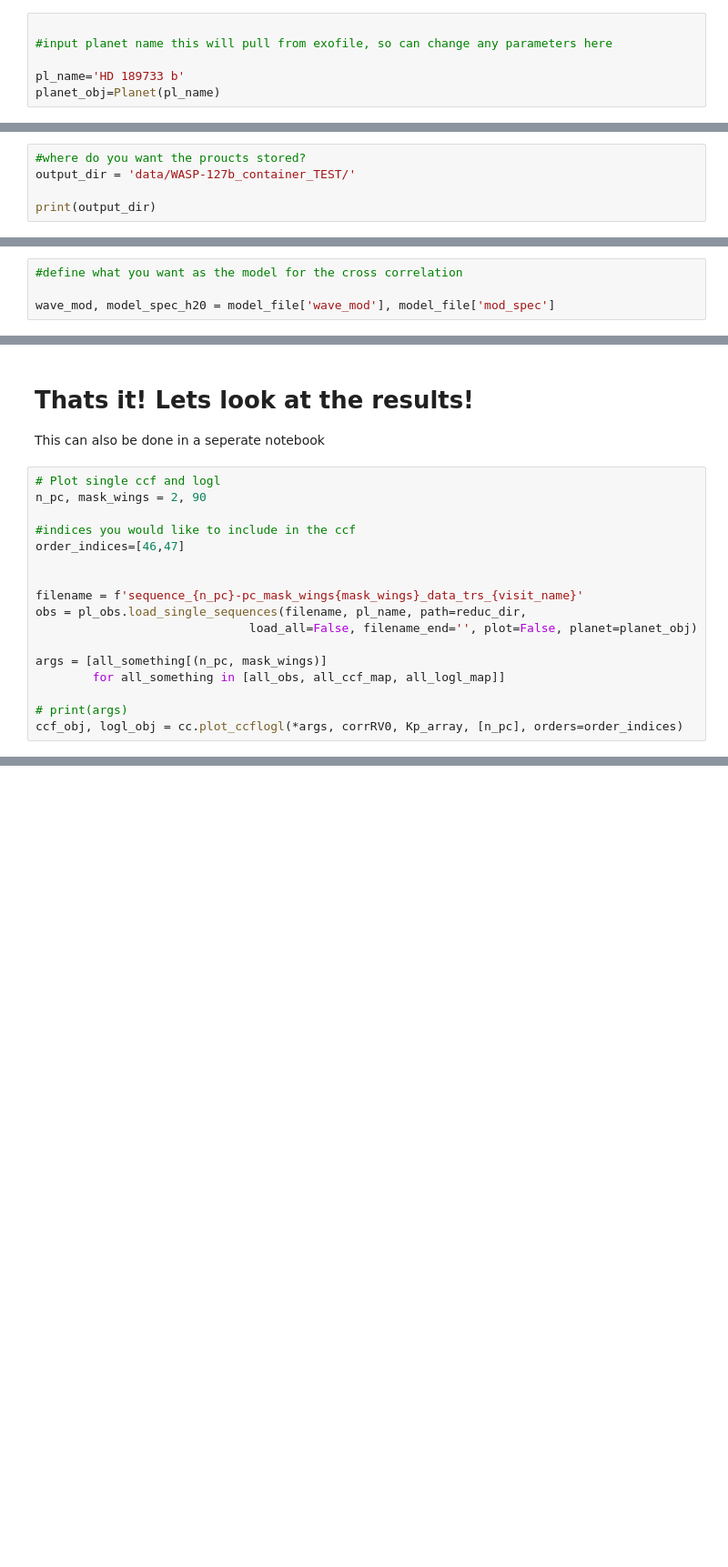
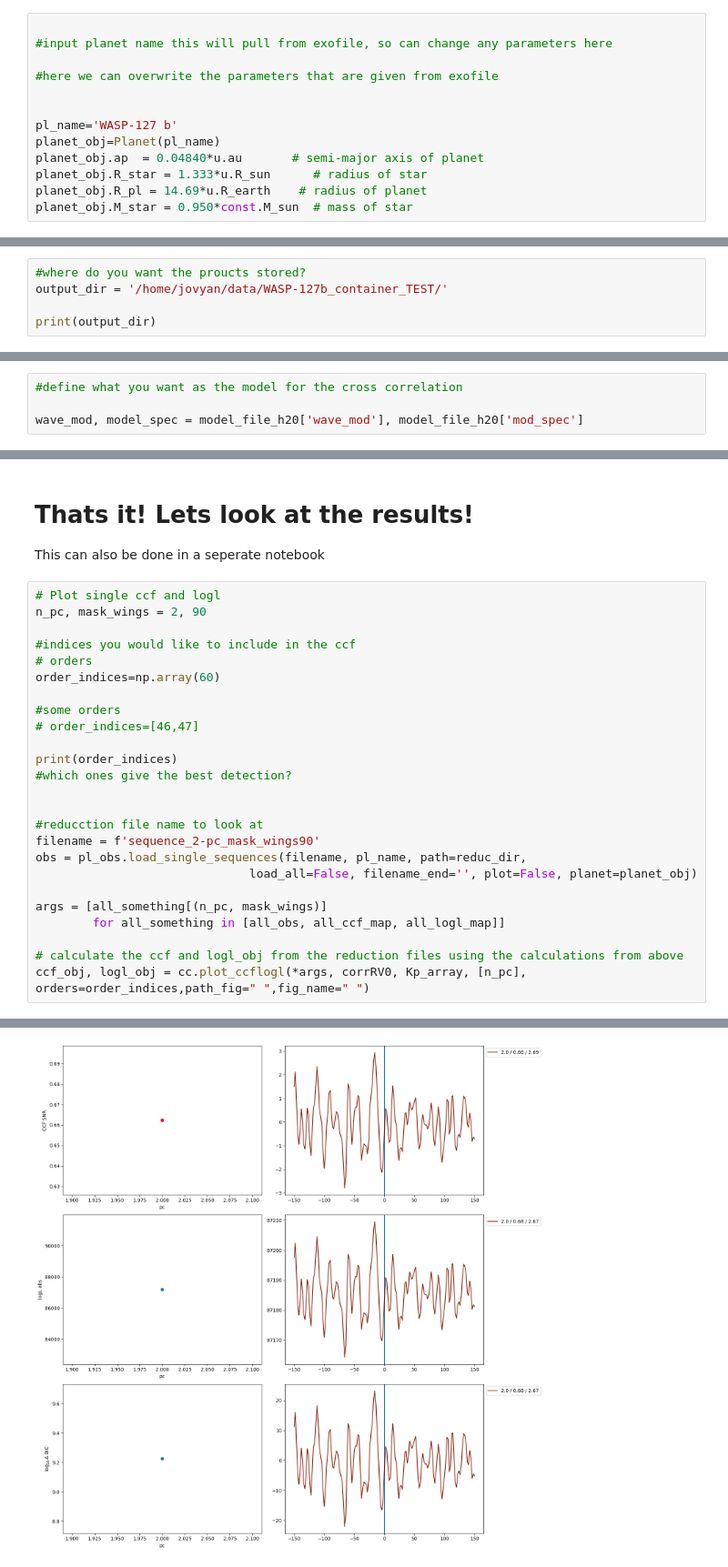
Before and after one commit to georgiamraz/starships_container, a Jupyter notebook: Notebooks/Answer_key_Cross_Correlation.ipynb, the cells around one changed output, grey strips where cells are left out. Shown at 91% size. Drawn from its saved outputs; the diff is of its cells as text; blank space fills up the shorter version.

```diff
--- a/Notebooks/Answer_key_Cross_Correlation.ipynb
+++ b/Notebooks/Answer_key_Cross_Correlation.ipynb
@@ -77,6 +98,13 @@ We'll also define the planet parameters here — make sure they match the ones u
 
 #input planet name this will pull from exofile, so can change any parameters here
 
-pl_name='HD 189733 b'
+#here we can overwrite the parameters that are given from exofile
+
+
+pl_name='WASP-127 b'
 planet_obj=Planet(pl_name)
+planet_obj.ap  = 0.04840*u.au       # semi-major axis of planet
+planet_obj.R_star = 1.333*u.R_sun      # radius of star
+planet_obj.R_pl = 14.69*u.R_earth    # radius of planet
+planet_obj.M_star = 0.950*const.M_sun  # mass of star
 # %% [output]
@@ -153,7 +183,7 @@ Kp_array = np.array([obs.Kp.value])
 kind_trans = 'transmission'
 # %%
 #where do you want the proucts stored?
-output_dir = 'data/WASP-127b_container_TEST/'
+output_dir = '/home/jovyan/data/WASP-127b_container_TEST/'
 
 print(output_dir)
 # %% [output]
@@ -161,5 +191,5 @@ data/WASP-127b_container_TEST/
 # %%
 #define what you want as the model for the cross correlation
 
-wave_mod, model_spec_h20 = model_file['wave_mod'], model_file['mod_spec']
+wave_mod, model_spec = model_file_h20['wave_mod'], model_file_h20['mod_spec']
 # %%
@@ -233,15 +269,24 @@ This can also be done in a seperate notebook
 n_pc, mask_wings = 2, 90
 
 #indices you would like to include in the ccf
-order_indices=[46,47]
+# orders
+order_indices=np.array(60)
+
+#some orders
+# order_indices=[46,47]
+
+print(order_indices)
+#which ones give the best detection?
 
 
-filename = f'sequence_{n_pc}-pc_mask_wings{mask_wings}_data_trs_{visit_name}'
+#reducction file name to look at
+filename = f'sequence_2-pc_mask_wings90'
 obs = pl_obs.load_single_sequences(filename, pl_name, path=reduc_dir,
                               load_all=False, filename_end='', plot=False, planet=planet_obj)
 
 args = [all_something[(n_pc, mask_wings)]
         for all_something in [all_obs, all_ccf_map, all_logl_map]]
 
-# print(args)
-ccf_obj, logl_obj = cc.plot_ccflogl(*args, corrRV0, Kp_array, [n_pc], orders=order_indices)
+# calculate the ccf and logl_obj from the reduction files using the calculations from above
+ccf_obj, logl_obj = cc.plot_ccflogl(*args, corrRV0, Kp_array, [n_pc], orders=order_indices,path_fig=" ",fig_name=" ")
+# %% [output]
@@ -247,0 +341 @@ ccf_obj, logl_obj = cc.plot_ccflogl(*args, corrRV0, Kp_array, [n_pc], orders=ord
+[figure, added]
```
Also changed, not shown: parts of 15 cells of this notebook, 6 other files.
